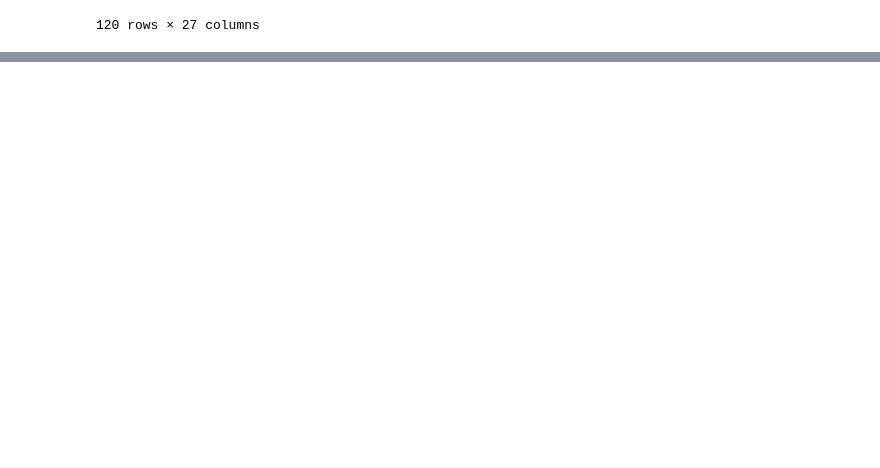
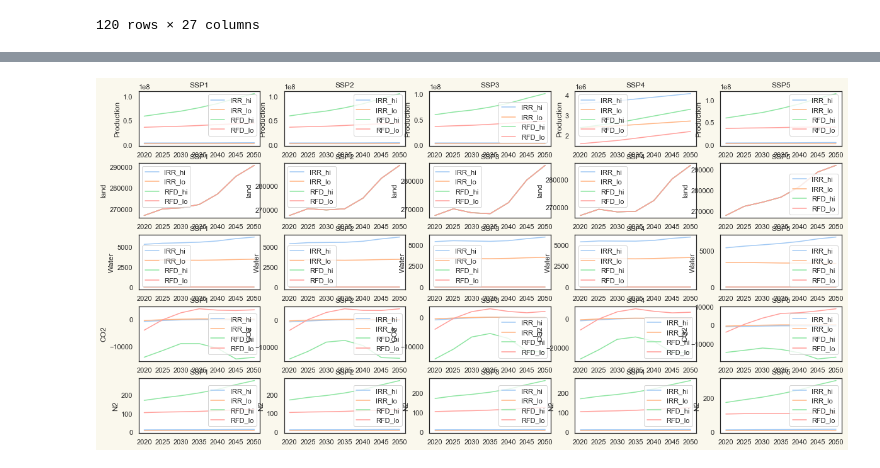
Before and after one commit to heishanmao/SYBModel, a Jupyter notebook: Exp-climate-change.ipynb, the cells around one changed output, grey strips where cells are left out. Cells and saved outputs as stored; diff of their text form; code cells hidden in the pictures; blank space fills up the shorter version.

```diff
--- a/Exp-climate-change.ipynb
+++ b/Exp-climate-change.ipynb
@@ -306,0 +305,62 @@ for row, subregion in enumerate(subregions):
+# %%
+fig = plt.figure(figsize=(20, 10), facecolor='#faf8ed')
+#fig.tight_layout()
+#gs = GridSpec(3, 1, hspace=0.0, wspace=0.2, width_ratios=[1,1,1])
+gs = GridSpec(5, 5, hspace=0.3)
+#
+for col, scenario in enumerate(Scenarios):
+    ax = fig.add_subplot(gs[0,col])
+    for management in managements:
+        for level in levels:
+            df= production.query('management == @management and level ==@level and scenario ==@scenario and subregion in @subregions')
+            y = df.loc[:,Years[0]:Years[-1]].to_numpy()*1e6
+            y = y.sum(axis=0)
+            ylable = 'Production'
+            title = str(scenario)
+            plot(ax, y, label=str(management)+'_'+str(level), ylabel=ylable, title=title)
+
+for col, scenario in enumerate(Scenarios):
+    ax = fig.add_subplot(gs[1,col])
+    for management in managements:
+        for level in levels:
+            df = land.query('scenario ==@scenario and subregion in @subregions')
+            y = df.loc[:,Years[0]:Years[-1]].to_numpy()*1e3
+            y = y.sum(axis=0)
+            ylable = 'land'
+            title = str(scenario)
+            plot(ax, y, label=str(management)+'_'+str(level), ylabel=ylable, title=title)
+
+for col, scenario in enumerate(Scenarios):
+    ax = fig.add_subplot(gs[2,col])
+    for management in managements:
+        for level in levels:
+            df = water.query('management == @management and level ==@level and scenario ==@scenario and subregion in @subregions')
+            y = df.loc[:,Years[0]:Years[-1]].to_numpy()*1e3
+            y = y.sum(axis=0)
+            ylable = 'Water'
+            title = str(scenario)
+            plot(ax, y, label=str(management)+'_'+str(level), ylabel=ylable, title=title)
+
+for col, scenario in enumerate(Scenarios):
+    ax = fig.add_subplot(gs[3,col])
+    for management in managements:
+        for level in levels:
+            df = CO2.query('management == @management and level ==@level and scenario ==@scenario and subregion in @subregions')
+            y = df.loc[:,Years[0]:Years[-1]].to_numpy()*1e3
+            y = y.sum(axis=0)
+            ylable = 'CO2'
+            title = str(scenario)
+            plot(ax, y, label=str(management)+'_'+str(level), ylabel=ylable, title=title)
+
+for col, scenario in enumerate(Scenarios):
+    ax = fig.add_subplot(gs[4,col])
+    for management in managements:
+        for level in levels:
+            df = N2.query('management == @management and level ==@level and scenario ==@scenario and subregion in @subregions')
+            y = df.loc[:,Years[0]:Years[-1]].to_numpy()*1e3
+            y = y.sum(axis=0)
+            ylable = 'N2'
+            title = str(scenario)
+            plot(ax, y, label=str(management)+'_'+str(level), ylabel=ylable, title=title)
+# %% [output]
+[figure, added]
```
Also changed, not shown: parts of 7 cells of this notebook.
